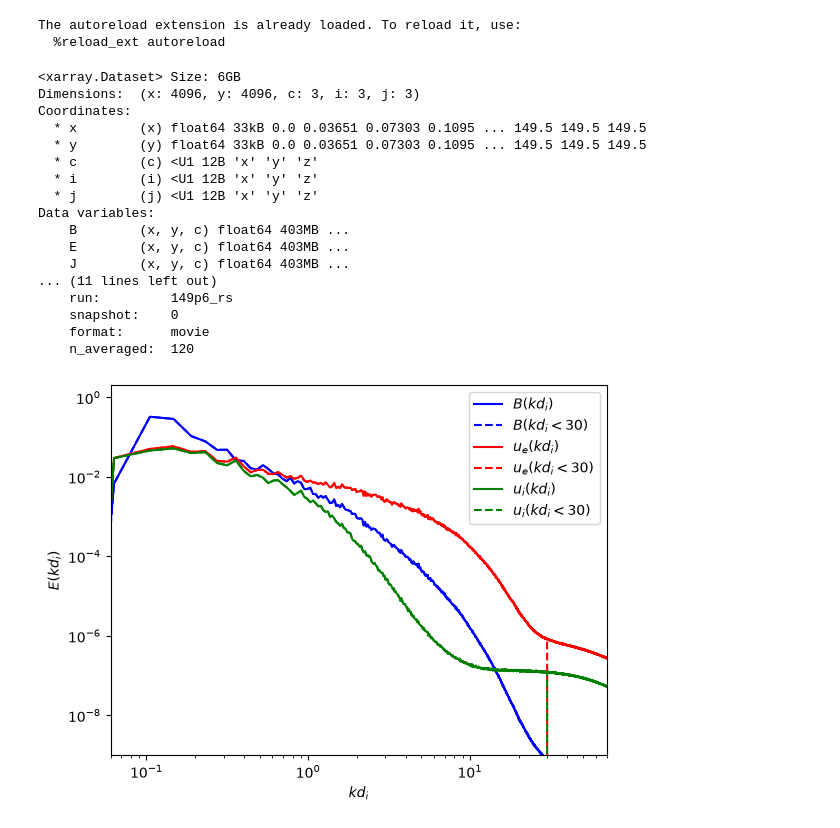
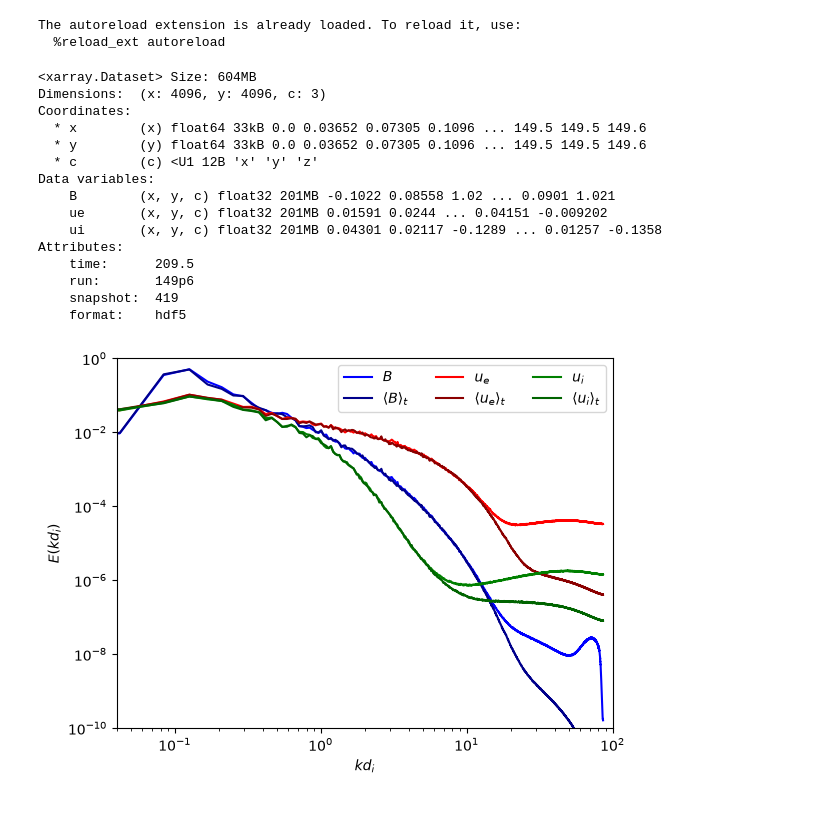
Before and after one commit to jgoodwill1/turbos, a Jupyter notebook: projects/scale_filter/nbs/spectrum.ipynb, the cells around one changed output. Drawn from its saved outputs; the diff is of its cells as text; code cells hidden in the pictures.

Commit message:
149p6 Spectrum

```diff
--- a/projects/scale_filter/nbs/spectrum.ipynb
+++ b/projects/scale_filter/nbs/spectrum.ipynb
@@ -14,30 +14,41 @@ run = P3D(
     filenum="000",
 )
 #419
-# ds = run.load_xarray(419, variables=['B', 'ue', 'ui'])
-ds = xr.open_dataset('../data/149p6_rs.nc')
+ds = run.load_xarray(419, variables=['B', 'ue', 'ui'])
+ds_t = xr.open_dataset('../data/149p6_rs.nc')
 print(ds)
 # %% [output]
-<xarray.Dataset> Size: 6GB
-Dimensions:  (x: 4096, y: 4096, c: 3, i: 3, j: 3)
+<xarray.Dataset> Size: 604MB
+Dimensions:  (x: 4096, y: 4096, c: 3)
 Coordinates:
-  * x        (x) float64 33kB 0.0 0.03651 0.07303 0.1095 ... 149.5 149.5 149.5
-  * y        (y) float64 33kB 0.0 0.03651 0.07303 0.1095 ... 149.5 149.5 149.5
+  * x        (x) float64 33kB 0.0 0.03652 0.07305 0.1096 ... 149.5 149.5 149.6
+  * y        (y) float64 33kB 0.0 0.03652 0.07305 0.1096 ... 149.5 149.5 149.6
   * c        (c) <U1 12B 'x' 'y' 'z'
-  * i        (i) <U1 12B 'x' 'y' 'z'
-  * j        (j) <U1 12B 'x' 'y' 'z'
 Data variables:
-    B        (x, y, c) float64 403MB ...
-    E        (x, y, c) float64 403MB ...
-    J        (x, y, c) float64 403MB ...
-... (11 lines left out)
-    run:         149p6_rs
-    snapshot:    0
-    format:      movie
-    n_averaged:  120
+    B        (x, y, c) float32 201MB -0.1022 0.08558 1.02 ... 0.0901 1.021
+    ue       (x, y, c) float32 201MB 0.01591 0.0244 ... 0.04151 -0.009202
+    ui       (x, y, c) float32 201MB 0.04301 0.02117 -0.1289 ... 0.01257 -0.1358
+Attributes:
+    time:      209.5
+    run:       149p6
+    snapshot:  419
+    format:    hdf5
 # %%
+# kk, Ebx = PerpSpectrum(ds['B'].sel(c='x'), sumax=2, lenx=ds['x'].values[-1], leny=ds['y'].values[-1])
+# kk, Eby = PerpSpectrum(ds['B'].sel(c='y'), sumax=2, lenx=ds['x'].values[-1], leny=ds['y'].values[-1])
+# kk, Ebz = PerpSpectrum(ds['B'].sel(c='z'), sumax=2, lenx=ds['x'].values[-1], leny=ds['y'].values[-1])
+
+# Eb = Ebx + Eby + Ebz
+
+from turbos.spectrum import energy_spectrum
 from turbos.filter import kfilter
-kf = 30
-B_F = kfilter(ds['B'], kf)
-ue_F = kfilter(ds['ue'], kf)
-ui_F = kfilter(ds['ui'], kf)
+
+kf = 50
+kk, Eb = energy_spectrum(ds['B'], sumax=2, lenx=ds['x'].values[-1], leny=ds['y'].values[-1])
+kk, Eb_t = energy_spectrum(ds_t['B'], sumax=2, lenx=ds['x'].values[-1], leny=ds['y'].values[-1])
+
+kk, Eue = energy_spectrum(ds['ue'], sumax=2, lenx=ds['x'].values[-1], leny=ds['y'].values[-1])
+kk, Eue_t = energy_spectrum(ds_t['ue'], sumax=2, lenx=ds['x'].values[-1], leny=ds['y'].values[-1])
+
+kk, Eui = energy_spectrum(ds['ui'], sumax=2, lenx=ds['x'].values[-1], leny=ds['y'].values[-1])
+kk, Eui_t = energy_spectrum(ds_t['ui'], sumax=2, lenx=ds['x'].values[-1], leny=ds['y'].values[-1])
@@ -57,16 +55,19 @@ ui_es_F = energy_spectrum(ui_F)
 # %%
-plt.loglog(B_es['k'].values, B_es, c = 'blue', ls = '-',label = rf'$B(kd_i)$')
-plt.loglog(B_es_F['k'].values, B_es_F, c = 'blue', ls = '--',label = rf'$B(kd_i < {kf})$')
-plt.loglog(ue_es['k'].values, ue_es, c = 'red', ls = '-',label = rf'$u_e(kd_i)$')
-plt.loglog(ue_es_F['k'].values, ue_es_F, c = 'red', ls = '--',label = rf'$u_e(kd_i < {kf})$')
-plt.loglog(ui_es['k'].values, ui_es, c = 'green', ls = '-',label = rf'$u_i(kd_i)$')
-plt.loglog(ui_es_F['k'].values, ui_es_F, c = 'green', ls = '--',label = rf'$u_i(kd_i < {kf})$')
-plt.xlim(6e-2, 70)
-plt.ylim(1e-9, 2)
-plt.legend()
+plt.loglog(kk, Eb, c = 'blue', ls = '-',label = rf'$B$')
+plt.loglog(kk, Eb_t, c = 'darkblue', ls = '-',label = rf'$\langle B \rangle_t$')
+
+plt.loglog(kk, Eue, c = 'red', ls = '-',label = rf'$u_e$')
+plt.loglog(kk, Eue_t, c = 'darkred', ls = '-',label = rf'$\langle u_e \rangle_t$')
+
+plt.loglog(kk, Eui, c = 'green', ls = '-',label = rf'$u_i$')
+plt.loglog(kk, Eui_t, c = 'darkgreen', ls = '-',label = rf'$\langle u_i \rangle_t$')
+
+plt.xlim(4e-2, 1e2)
+plt.ylim(1e-10, 1e0)
+plt.legend(ncols = 3)
 plt.xlabel(r'$kd_i$')
 plt.ylabel(r'$E(kd_i)$')
 plt.savefig('../fig/es_t.png', dpi = 300)
 plt.show()
 # %% [output]
-[figure, old version]
+[figure, new version]
```
Also changed, not shown: parts of 6 cells of this notebook, 8 other files.
